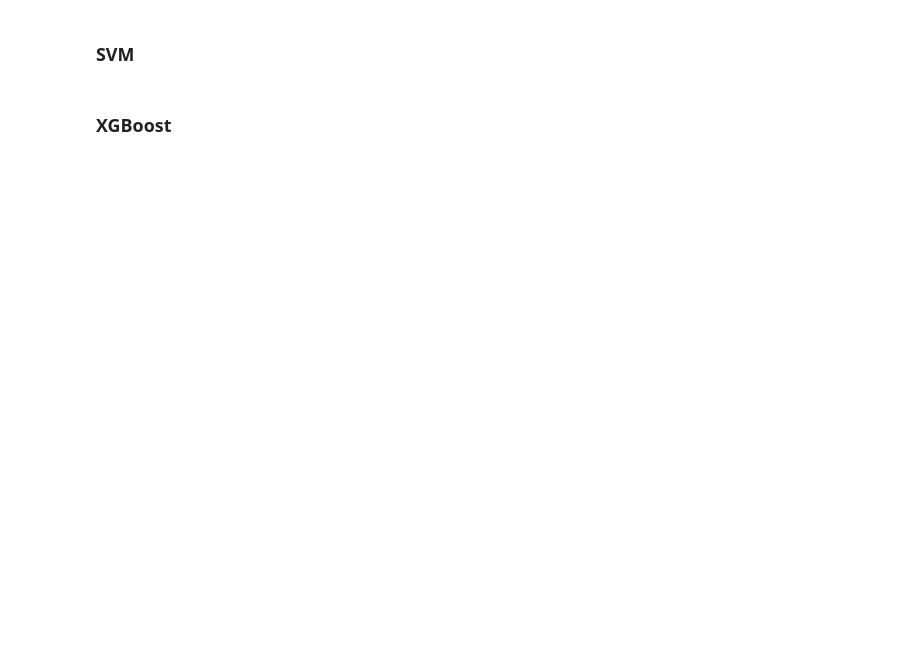
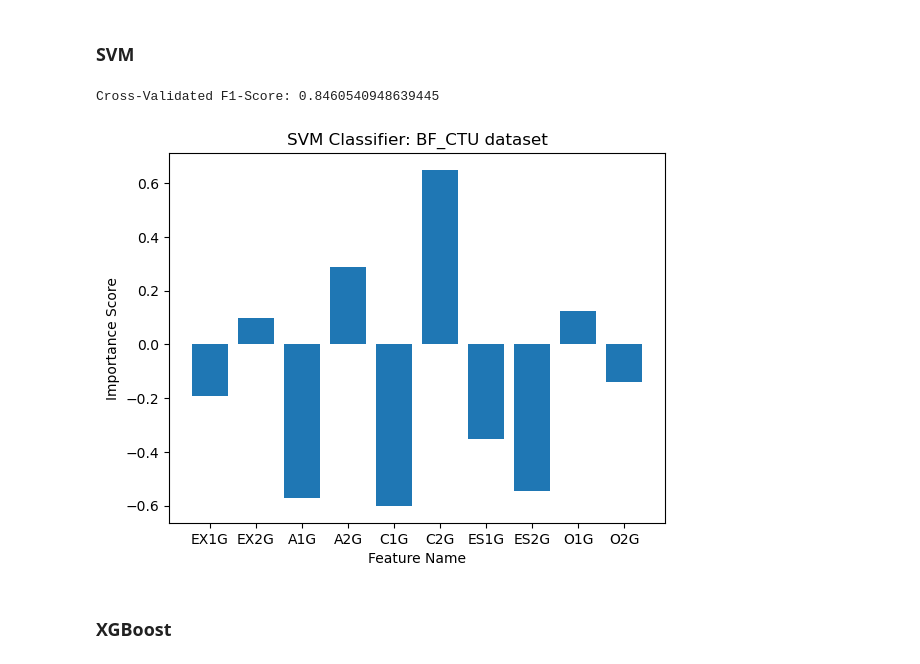
Before and after one commit to santiviquez/lie-detection, a Jupyter notebook: predictors_reliability.ipynb, the cells around one changed output. Saved outputs shown, nothing was run; the diff lists cells and outputs as text; code cells hidden in the pictures; blank space fills up the shorter version.

```diff
--- a/predictors_reliability.ipynb
+++ b/predictors_reliability.ipynb
@@ -134,6 +133,17 @@ Cross-Validated Accuracy: 0.8417517875383045
 ### SVM
 # %%
 # TODO: fit a SVM classifier get f1-score and plot feature importances
+clf = svm.SVC(kernel="linear")
+output = evaluate_clf(BF_CTU_df, clf, cv=5)
+
+f1_score = np.mean(ouput["test_score"])
+feature_importance = get_feature_importance(output)
+
+print(f"Cross-Validated F1-Score: {f1_score}")
+plot_feature_importance(feature_importance, title="SVM Classifier: BF_CTU dataset")
+# %% [output]
+Cross-Validated F1-Score: 0.8460540948639445
+[figure, added]
 # %% [markdown]
 ### XGBoost
 # %%
```
Also changed, not shown: parts of 5 cells of this notebook.
